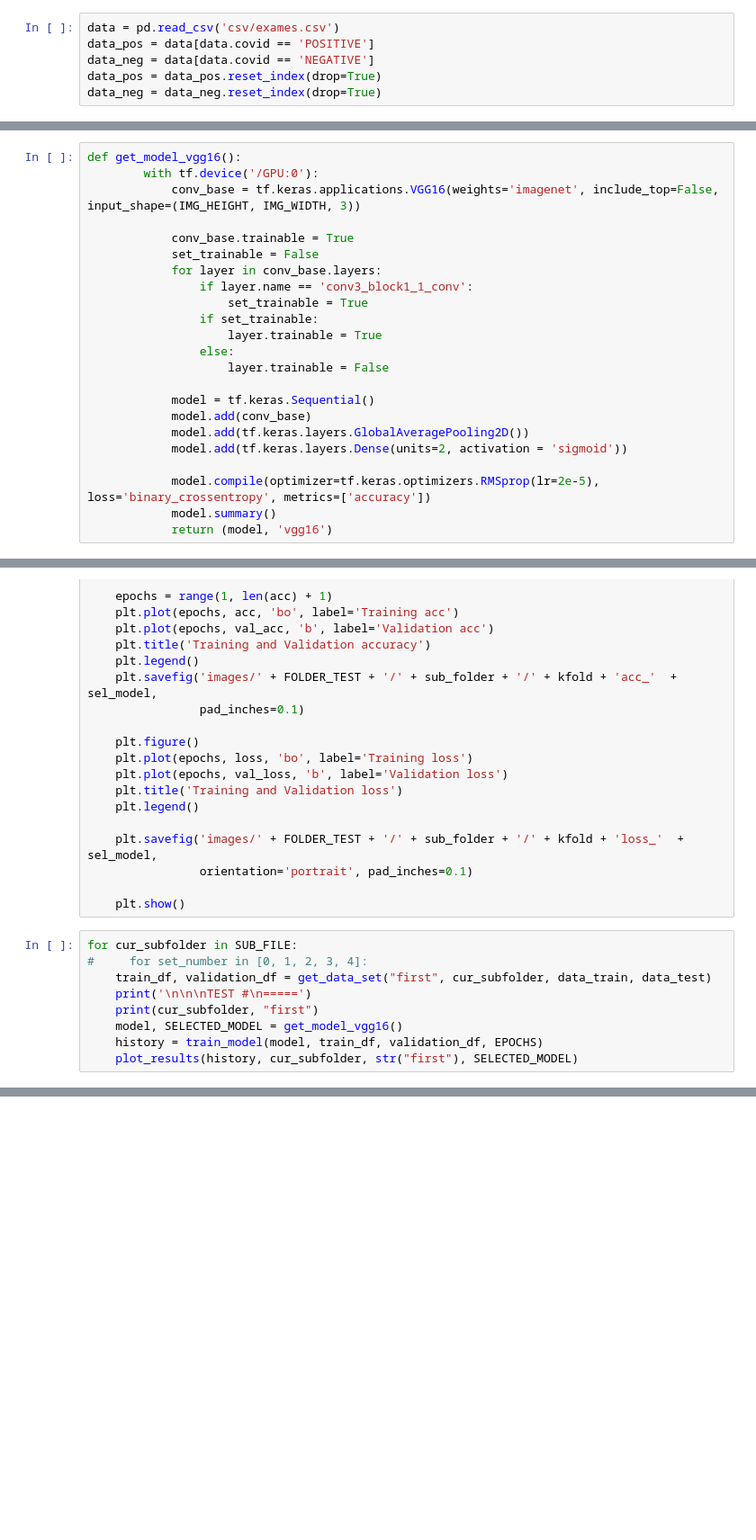
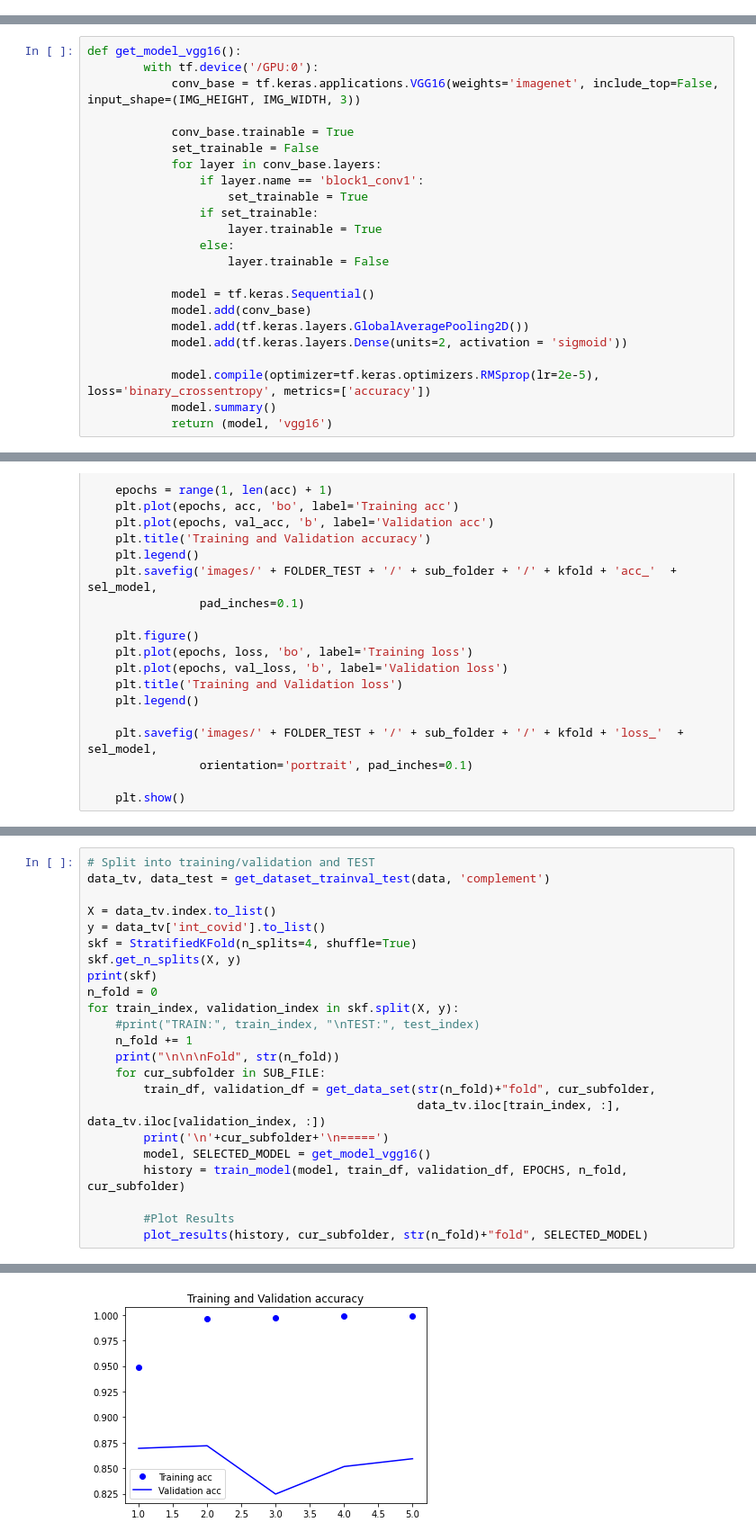
Before and after one commit to noamlr/img3d-lung-class, a Jupyter notebook: img_classification.ipynb, the cells around one changed output, grey strips where cells are left out. Shown: that part at 90% size. Drawn from its saved outputs; the diff is of its cells as text; blank space fills up the shorter version.

Commit message:
Adding folds

```diff
--- a/img_classification.ipynb
+++ b/img_classification.ipynb
@@ -20,6 +25,0 @@ gpus = tf.config.experimental.list_physical_devices('GPU')
-# %%
-data = pd.read_csv('csv/exames.csv')
-data_pos = data[data.covid == 'POSITIVE']
-data_neg = data[data.covid == 'NEGATIVE']
-data_pos = data_pos.reset_index(drop=True)
-data_neg = data_neg.reset_index(drop=True)
@@ -302,7 +274,7 @@ def get_model_vgg16():
             conv_base.trainable = True
             set_trainable = False
             for layer in conv_base.layers:
-                if layer.name == 'conv3_block1_1_conv':
+                if layer.name == 'block1_conv1':
                     set_trainable = True
                 if set_trainable:
                     layer.trainable = True
@@ -364,12 +368,3 @@ def plot_results(history, sub_folder, kfold, sel_model):
                 orientation='portrait', pad_inches=0.1)
 
     plt.show()
-# %%
-for cur_subfolder in SUB_FILE:
-#     for set_number in [0, 1, 2, 3, 4]:
-    train_df, validation_df = get_data_set("first", cur_subfolder, data_train, data_test)
-    print('\n\n\nTEST #\n=====')
-    print(cur_subfolder, "first")
-    model, SELECTED_MODEL = get_model_vgg16()
-    history = train_model(model, train_df, validation_df, EPOCHS)
-    plot_results(history, cur_subfolder, str("first"), SELECTED_MODEL)
@@ -393,0 +371,24 @@ Epoch 2/25
+# %%
+# Split into training/validation and TEST
+data_tv, data_test = get_dataset_trainval_test(data, 'complement')
+
+X = data_tv.index.to_list()
+y = data_tv['int_covid'].to_list()
+skf = StratifiedKFold(n_splits=4, shuffle=True)
+skf.get_n_splits(X, y)
+print(skf)
+n_fold = 0
+for train_index, validation_index in skf.split(X, y):
+    #print("TRAIN:", train_index, "\nTEST:", test_index)
+    n_fold += 1
+    print("\n\n\nFold", str(n_fold))
+    for cur_subfolder in SUB_FILE:
+        train_df, validation_df = get_data_set(str(n_fold)+"fold", cur_subfolder,
+                                               data_tv.iloc[train_index, :], data_tv.iloc[validation_index, :])
+        print('\n'+cur_subfolder+'\n=====')
+        model, SELECTED_MODEL = get_model_vgg16()
+        history = train_model(model, train_df, validation_df, EPOCHS, n_fold, cur_subfolder)
+
+        #Plot Results
+        plot_results(history, cur_subfolder, str(n_fold)+"fold", SELECTED_MODEL)
+# %% [output]
@@ -393,0 +412 @@ Epoch 2/25
+[figure, added]
```
Also changed, not shown: parts of 13 cells of this notebook, 26 other files.
